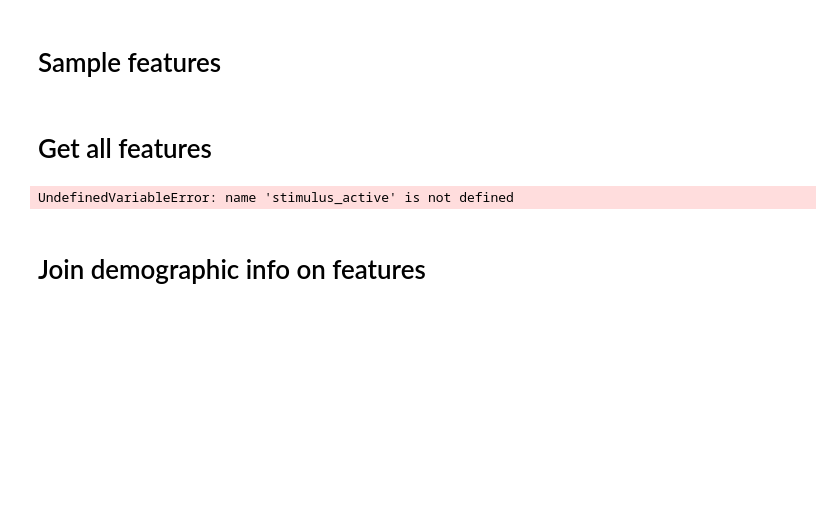
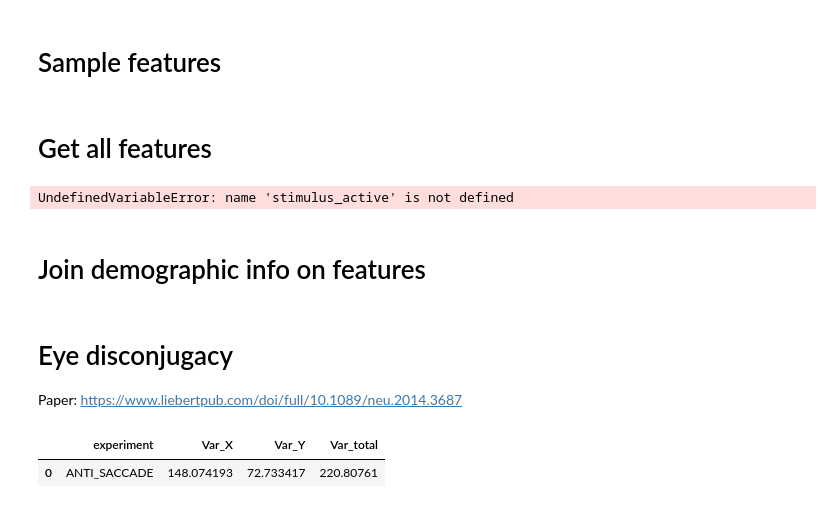
Before and after one commit to krusand/Analyzing-concussions-through-eyetracking-measurements, a Jupyter notebook: src/features.ipynb, the cells around one changed output. Cells and saved outputs as stored; diff of their text form; code cells hidden in the pictures; blank space fills up the shorter version.

Commit message:
feat: Added disconjugacy feature

```diff
--- a/src/features.ipynb
+++ b/src/features.ipynb
@@ -253,3 +253,47 @@ def join_demographic_info_on_features(feature_df: pd.DataFrame) -> pd.DataFrame:
 
 
 join_demographic_info_on_features(feature_df=features)
+# %% [markdown]
+# Eye disconjugacy
+Paper: https://www.liebertpub.com/doi/full/10.1089/neu.2014.3687
+# %%
+data = (pd.read_csv("../data/reading_eyelink.asc", delimiter="\t", names={'time':int, 'x_left':float, 'y_left':float, 'd1':str, 'x_right':float, 'y_right':float, 'd2':str, 'd3':str, 'd4':str}) # sample data from internet
+ .assign(experiment = lambda x: "ANTI_SACCADE")
+)
+
+data=(data
+#    .sort_values(["experiment", "participant_id", "trial_id", "time"])
+    .groupby(["experiment", "participant_id"])
+    .apply(lambda group: group.assign(
+        x_left_rolling=group["x_left"].rolling(window=5, min_periods=1).mean().reset_index(drop=True),
+        x_right_rolling=group["x_right"].rolling(window=5, min_periods=1).mean().reset_index(drop=True),
+        y_left_rolling=group["y_left"].rolling(window=5, min_periods=1).mean().reset_index(drop=True),
+        y_right_rolling=group["y_right"].rolling(window=5, min_periods=1).mean().reset_index(drop=True),
+    ))
+    .reset_index(drop=True)
+    .assign(
+        X_diffs = lambda x: ((x["x_left_rolling"] - x["x_right_rolling"]) - 0)**2,
+        Y_diffs = lambda x: ((x["y_left_rolling"] - x["y_right_rolling"]) - 0)**2
+    )
+    .groupby(["experiment", "participant_id"])
+    .apply(lambda group: group.assign(
+        X_squared_scaled = group["X_diffs"] / group.shape[0],
+        Y_squared_scaled = group["Y_diffs"] / group.shape[0]
+    ))
+    .reset_index(drop=True)
+    .groupby(["experiment", "participant_id"])
+    .agg(
+        Var_X = ("X_squared_scaled", "sum"),
+        Var_Y = ("Y_squared_scaled", "sum")
+    )
+    .assign(
+        Var_total = lambda x: x["Var_X"] + x["Var_Y"]
+    )
+    .reset_index()
+)
+
+
+data
+# %% [output]
+|  | experiment | Var_X | Var_Y | Var_total |
+| 0 | ANTI_SACCADE | 148.074193 | 72.733417 | 220.80761 |
```
